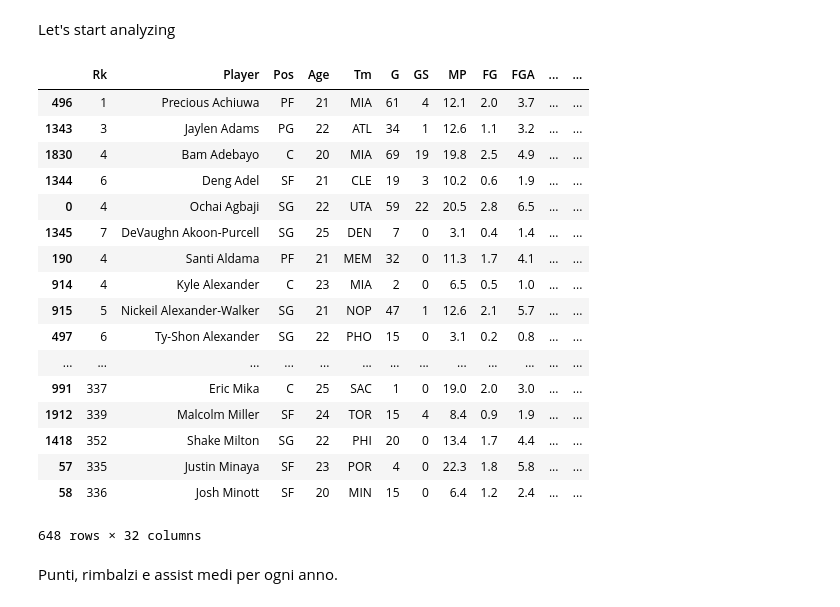
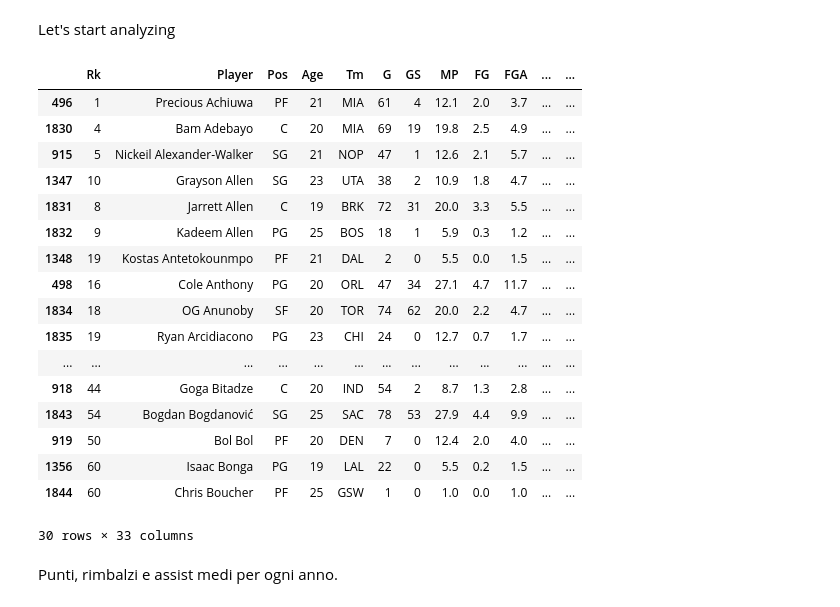
Before and after one commit to ywateba/fds_2023_project, a Jupyter notebook: fds_project.ipynb, the cells around one changed output. Cells and saved outputs as stored; diff of their text form; code cells hidden in the pictures.

```diff
--- a/fds_project.ipynb
+++ b/fds_project.ipynb
@@ -181,34 +242,30 @@ df_final
 ## 1.2 Analyze data
 # %% [markdown]
 Let's start analyzing
-# %%
-min_season = df.groupby("ID")["Season"].transform("min")
-
-## DATASET SOLO DEL PRIMO ANNO DI OGNI ROOKIE
-
-# Selezioniamo le righe in cui il valore di season è uguale al valore minimo per ogni ID
-filtered_df = df[df["Season"] == min_season]
-
-filtered_df
-# %% [output]
-|  | Rk | Player | Pos | Age | Tm | G | GS | MP | FG | FGA | ... | ... |
-| 496 | 1 | Precious Achiuwa | PF | 21 | MIA | 61 | 4 | 12.1 | 2.0 | 3.7 | ... | ... |
-| 1343 | 3 | Jaylen Adams | PG | 22 | ATL | 34 | 1 | 12.6 | 1.1 | 3.2 | ... | ... |
-| 1830 | 4 | Bam Adebayo | C | 20 | MIA | 69 | 19 | 19.8 | 2.5 | 4.9 | ... | ... |
-| 1344 | 6 | Deng Adel | SF | 21 | CLE | 19 | 3 | 10.2 | 0.6 | 1.9 | ... | ... |
-| 0 | 4 | Ochai Agbaji | SG | 22 | UTA | 59 | 22 | 20.5 | 2.8 | 6.5 | ... | ... |
-| 1345 | 7 | DeVaughn Akoon-Purcell | SG | 25 | DEN | 7 | 0 | 3.1 | 0.4 | 1.4 | ... | ... |
-| 190 | 4 | Santi Aldama | PF | 21 | MEM | 32 | 0 | 11.3 | 1.7 | 4.1 | ... | ... |
-| 914 | 4 | Kyle Alexander | C | 23 | MIA | 2 | 0 | 6.5 | 0.5 | 1.0 | ... | ... |
-| 915 | 5 | Nickeil Alexander-Walker | SG | 21 | NOP | 47 | 1 | 12.6 | 2.1 | 5.7 | ... | ... |
-| 497 | 6 | Ty-Shon Alexander | SG | 22 | PHO | 15 | 0 | 3.1 | 0.2 | 0.8 | ... | ... |
-| ... | ... | ... | ... | ... | ... | ... | ... | ... | ... | ... | ... | ... |
-| 991 | 337 | Eric Mika | C | 25 | SAC | 1 | 0 | 19.0 | 2.0 | 3.0 | ... | ... |
-| 1912 | 339 | Malcolm Miller | SF | 24 | TOR | 15 | 4 | 8.4 | 0.9 | 1.9 | ... | ... |
-| 1418 | 352 | Shake Milton | SG | 22 | PHI | 20 | 0 | 13.4 | 1.7 | 4.4 | ... | ... |
-| 57 | 335 | Justin Minaya | SF | 23 | POR | 4 | 0 | 22.3 | 1.8 | 5.8 | ... | ... |
-| 58 | 336 | Josh Minott | SF | 20 | MIN | 15 | 0 | 6.4 | 1.2 | 2.4 | ... | ... |
-648 rows × 32 columns
+# %%
+## DATASET SOLO DEL PRIMO ANNO DI OGNI ROOKIE
+
+first_year = df_final[df_final['Year'] == 1]
+first_year.head(30)
+# %% [output]
+|  | Rk | Player | Pos | Age | Tm | G | GS | MP | FG | FGA | ... | ... |
+| 496 | 1 | Precious Achiuwa | PF | 21 | MIA | 61 | 4 | 12.1 | 2.0 | 3.7 | ... | ... |
+| 1830 | 4 | Bam Adebayo | C | 20 | MIA | 69 | 19 | 19.8 | 2.5 | 4.9 | ... | ... |
+| 915 | 5 | Nickeil Alexander-Walker | SG | 21 | NOP | 47 | 1 | 12.6 | 2.1 | 5.7 | ... | ... |
+| 1347 | 10 | Grayson Allen | SG | 23 | UTA | 38 | 2 | 10.9 | 1.8 | 4.7 | ... | ... |
+| 1831 | 8 | Jarrett Allen | C | 19 | BRK | 72 | 31 | 20.0 | 3.3 | 5.5 | ... | ... |
+| 1832 | 9 | Kadeem Allen | PG | 25 | BOS | 18 | 1 | 5.9 | 0.3 | 1.2 | ... | ... |
+| 1348 | 19 | Kostas Antetokounmpo | PF | 21 | DAL | 2 | 0 | 5.5 | 0.0 | 1.5 | ... | ... |
+| 498 | 16 | Cole Anthony | PG | 20 | ORL | 47 | 34 | 27.1 | 4.7 | 11.7 | ... | ... |
+| 1834 | 18 | OG Anunoby | SF | 20 | TOR | 74 | 62 | 20.0 | 2.2 | 4.7 | ... | ... |
+| 1835 | 19 | Ryan Arcidiacono | PG | 23 | CHI | 24 | 0 | 12.7 | 0.7 | 1.7 | ... | ... |
+| ... | ... | ... | ... | ... | ... | ... | ... | ... | ... | ... | ... | ... |
+| 918 | 44 | Goga Bitadze | C | 20 | IND | 54 | 2 | 8.7 | 1.3 | 2.8 | ... | ... |
+| 1843 | 54 | Bogdan Bogdanović | SG | 25 | SAC | 78 | 53 | 27.9 | 4.4 | 9.9 | ... | ... |
+| 919 | 50 | Bol Bol | PF | 20 | DEN | 7 | 0 | 12.4 | 2.0 | 4.0 | ... | ... |
+| 1356 | 60 | Isaac Bonga | PG | 19 | LAL | 22 | 0 | 5.5 | 0.2 | 1.5 | ... | ... |
+| 1844 | 60 | Chris Boucher | PF | 25 | GSW | 1 | 0 | 1.0 | 0.0 | 1.0 | ... | ... |
+30 rows × 33 columns
 # %% [markdown]
 Punti, rimbalzi e assist medi per ogni anno.
 # %%
```
Also changed, not shown: parts of 16 cells of this notebook.
